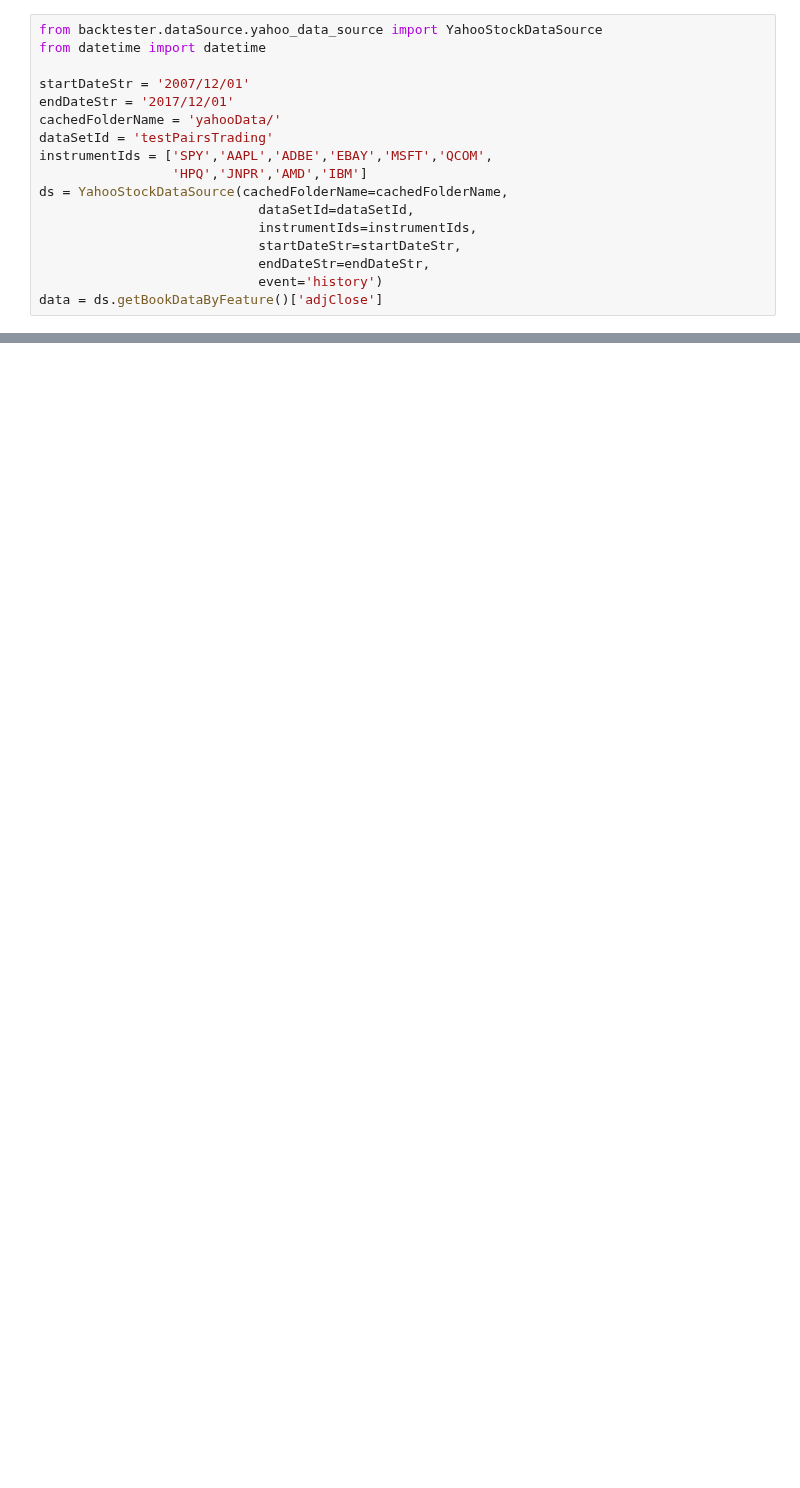
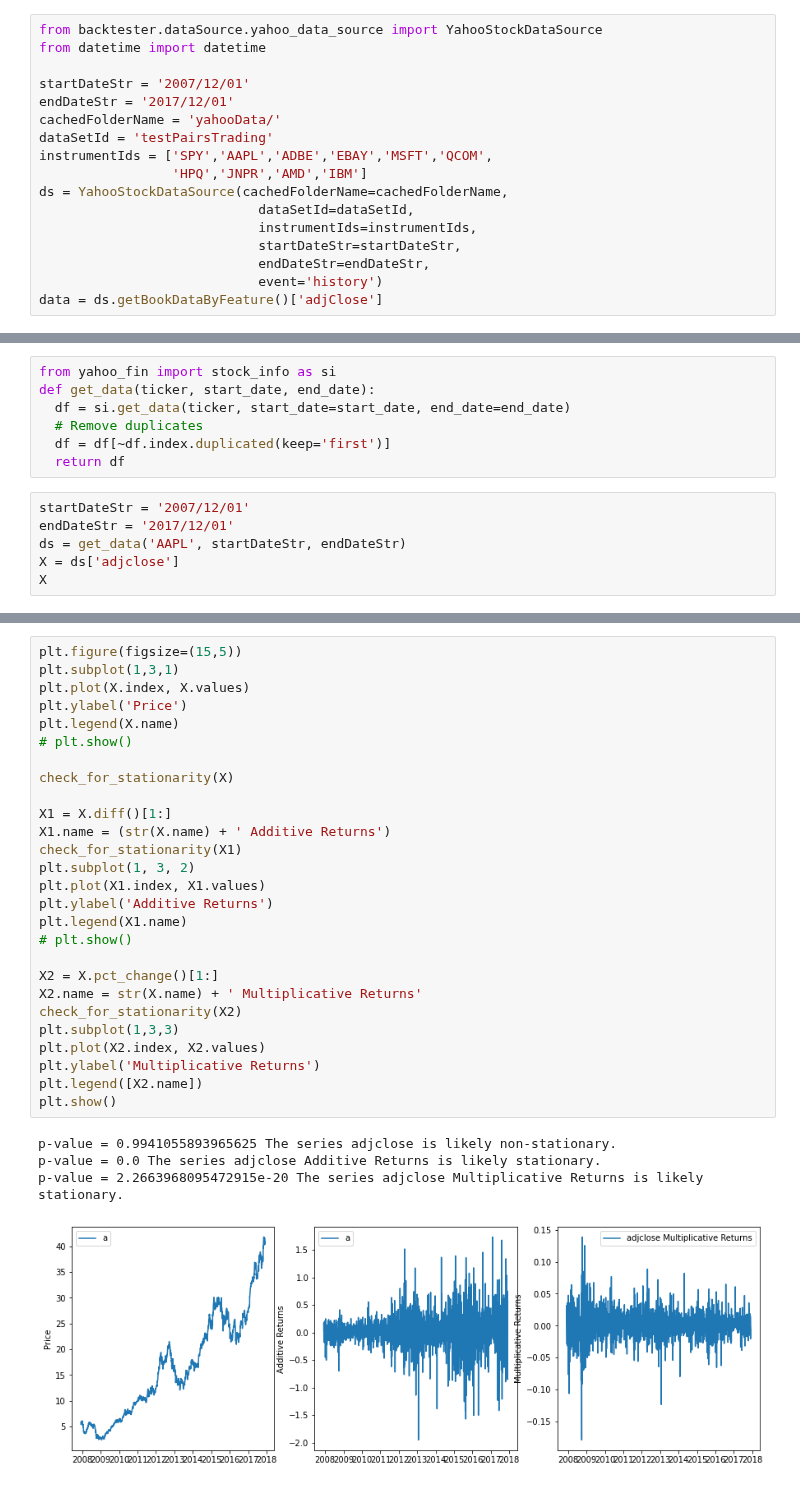
Before and after one commit to ahsank/runml, a Jupyter notebook: Fintest.ipynb, the cells around one changed output, grey strips where cells are left out. Cells and saved outputs as stored; diff of their text form; blank space fills up the shorter version.

```diff
--- a/Fintest.ipynb
+++ b/Fintest.ipynb
@@ -125,0 +100,13 @@ import matplotlib.pyplot as plt
+# %%
+from yahoo_fin import stock_info as si
+def get_data(ticker, start_date, end_date):
+  df = si.get_data(ticker, start_date=start_date, end_date=end_date)
+  # Remove duplicates
+  df = df[~df.index.duplicated(keep='first')]
+  return df
+# %%
+startDateStr = '2007/12/01'
+endDateStr = '2017/12/01'
+ds = get_data('AAPL', startDateStr, endDateStr)
+X = ds['adjclose']
+X
@@ -125,0 +126,32 @@ import matplotlib.pyplot as plt
+# %%
+plt.figure(figsize=(15,5))
+plt.subplot(1,3,1)
+plt.plot(X.index, X.values)
+plt.ylabel('Price')
+plt.legend(X.name)
+# plt.show()
+
+check_for_stationarity(X)
+
+X1 = X.diff()[1:]
+X1.name = (str(X.name) + ' Additive Returns')
+check_for_stationarity(X1)
+plt.subplot(1, 3, 2)
+plt.plot(X1.index, X1.values)
+plt.ylabel('Additive Returns')
+plt.legend(X1.name)
+# plt.show()
+
+X2 = X.pct_change()[1:]
+X2.name = str(X.name) + ' Multiplicative Returns'
+check_for_stationarity(X2)
+plt.subplot(1,3,3)
+plt.plot(X2.index, X2.values)
+plt.ylabel('Multiplicative Returns')
+plt.legend([X2.name])
+plt.show()
+# %% [output]
+p-value = 0.9941055893965625 The series adjclose is likely non-stationary.
+p-value = 0.0 The series adjclose Additive Returns is likely stationary.
+p-value = 2.2663968095472915e-20 The series adjclose Multiplicative Returns is likely stationary.
+[figure, added]
```
Also changed, not shown: parts of 9 cells of this notebook.
